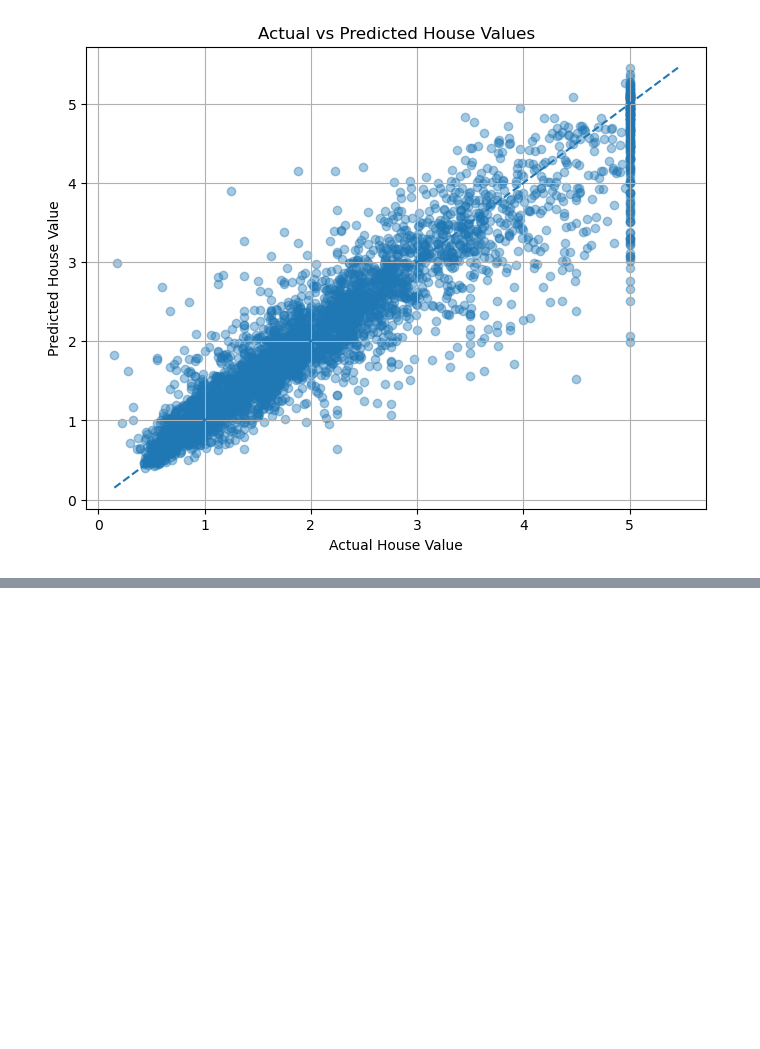
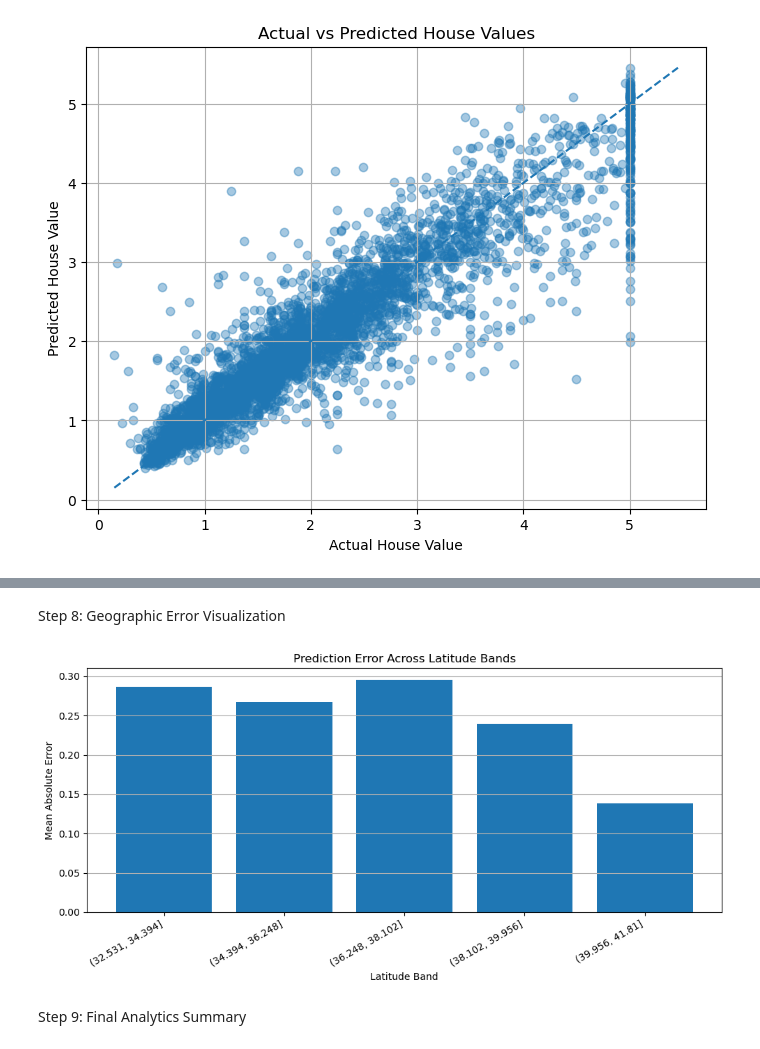
Before and after one commit to gautamivdesai/ML-Final-Lab-Group-10, a Jupyter notebook: notebooks/ML_Project.ipynb, the cells around one changed output, grey strips where cells are left out. Cells and saved outputs as stored; diff of their text form; code cells hidden in the pictures; blank space fills up the shorter version.

```diff
--- a/notebooks/ML_Project.ipynb
+++ b/notebooks/ML_Project.ipynb
@@ -2631,0 +2661,29 @@ plt.show()
+# %% [markdown]
+Step 8: Geographic Error Visualization
+# %%
+# ============================================================
+# Step 8: Geographic Error Visualization
+# ============================================================
+
+geo_plot = geographic_analysis.dropna(
+    subset=["MAE"]
+).copy()
+
+plt.figure(figsize=(10, 5))
+
+plt.bar(
+    geo_plot["Latitude_Band"].astype(str),
+    geo_plot["MAE"]
+)
+
+plt.xlabel("Latitude Band")
+plt.ylabel("Mean Absolute Error")
+plt.title("Prediction Error Across Latitude Bands")
+plt.xticks(rotation=30, ha="right")
+plt.grid(axis="y")
+plt.tight_layout()
+plt.show()
+# %% [output]
+[figure, added]
+# %% [markdown]
+Step 9: Final Analytics Summary
```
Also changed, not shown: parts of 3 cells of this notebook.
